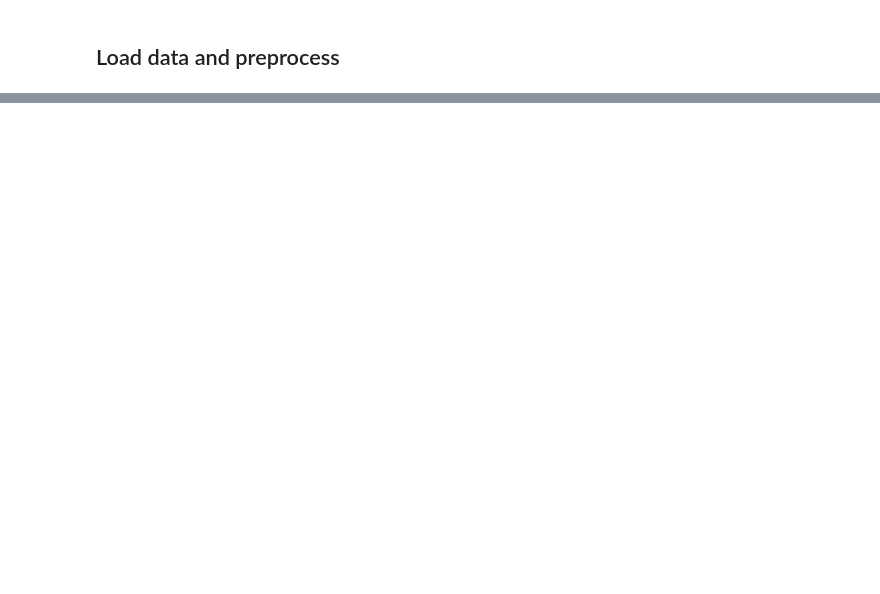
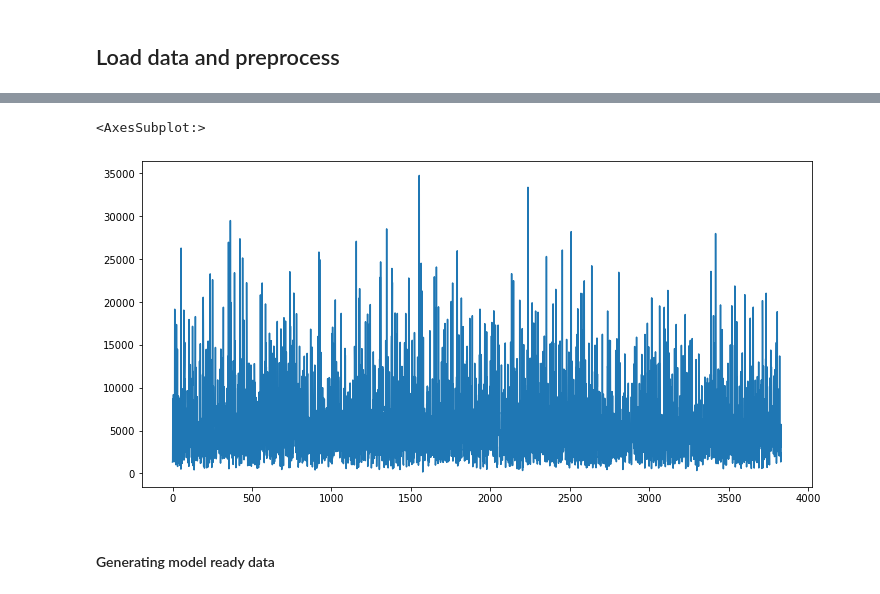
Before and after one commit to pandeydivesh15/machine-learning-practice, a Jupyter notebook: kaggle/optiver-realized-volatility-prediction/EDA_v0.ipynb, the cells around one changed output, grey strips where cells are left out. Drawn from its saved outputs; the diff is of its cells as text; code cells hidden in the pictures; blank space fills up the shorter version.

```diff
--- a/kaggle/optiver-realized-volatility-prediction/EDA_v0.ipynb
+++ b/kaggle/optiver-realized-volatility-prediction/EDA_v0.ipynb
@@ -99,0 +159,7 @@ ax = book.plot(y=["bid_price1", "ask_price1"])
+# %%
+trades.groupby(by=["time_id"])["avg_trade_size"].agg(np.sum).reset_index(drop=True).plot()
+# %% [output]
+<AxesSubplot:>
+[figure, added]
+# %% [markdown]
+#### Generating model ready data
```
Also changed, not shown: parts of 21 cells of this notebook.
